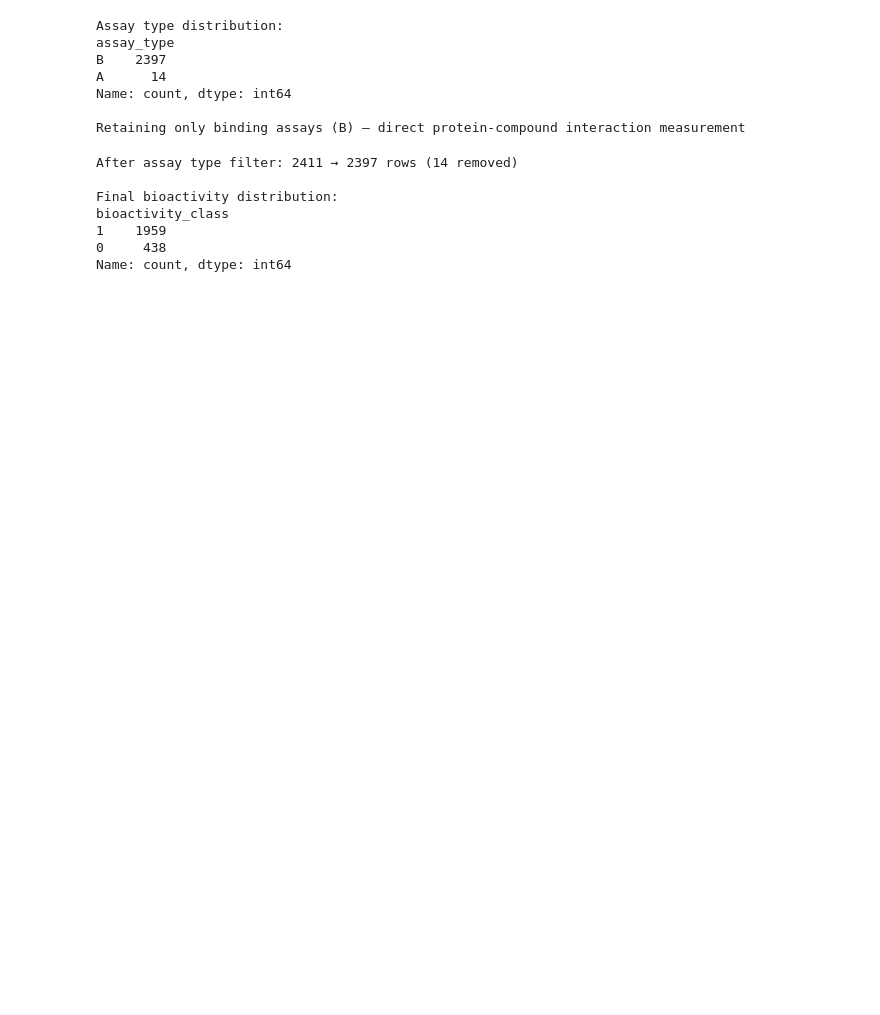
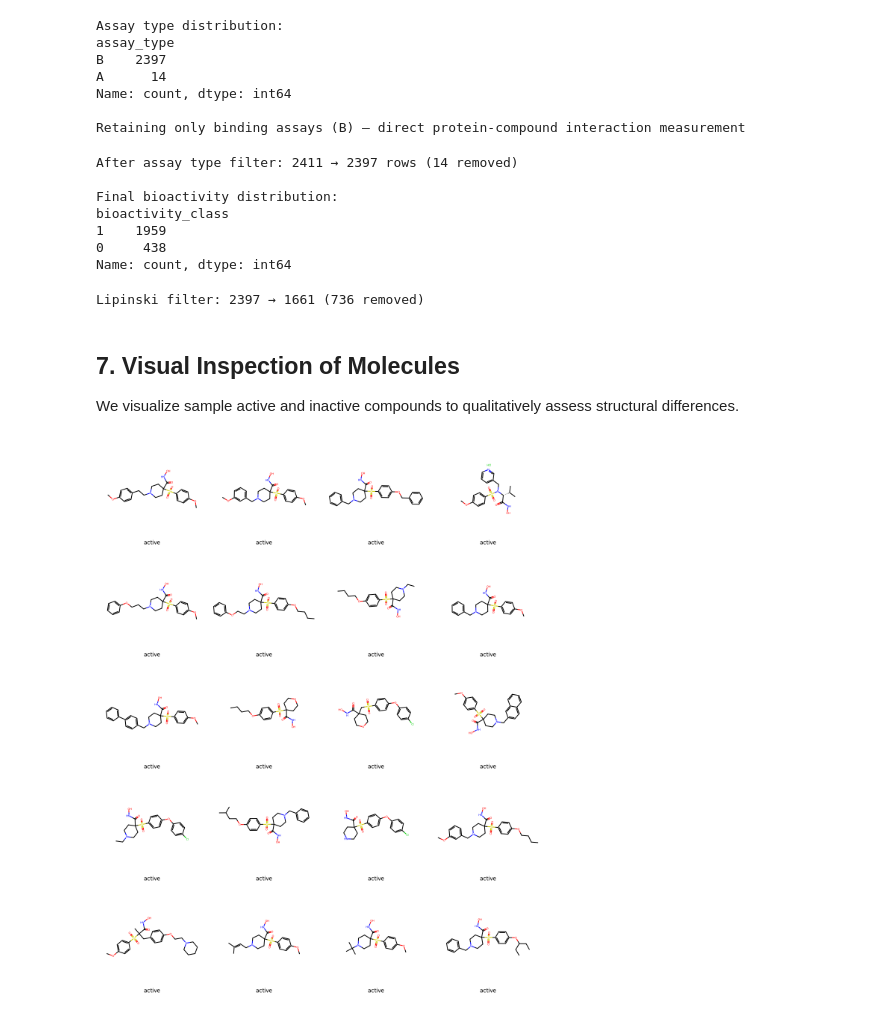
Before and after one commit to syedasonianaz/drug_discovery_mmp9, a Jupyter notebook: machine_learning/drug_discovery/notebook/data_clean.ipynb, the cells around one changed output. Cells and saved outputs as stored; diff of their text form; code cells hidden in the pictures; blank space fills up the shorter version.

```diff
--- a/machine_learning/drug_discovery/notebook/data_clean.ipynb
+++ b/machine_learning/drug_discovery/notebook/data_clean.ipynb
@@ -163,9 +172,9 @@ freq        54
 Name: pchembl_value, dtype: object
 # %%
 # Convert pChEMBL to numeric — errors='coerce' converts non-numeric to NaN
-res_df['pchembl_value'] = pd.to_numeric(res_df['pchembl_value'], errors='coerce')
-print(f"Records with valid pChEMBL values: {res_df['pchembl_value'].notna().sum()}")
-print(f"Records missing pChEMBL: {res_df['pchembl_value'].isna().sum()}")
+df['pchembl_value'] = pd.to_numeric(df['pchembl_value'], errors='coerce')
+print(f"Records with valid pChEMBL values: {df['pchembl_value'].notna().sum()}")
+print(f"Records missing pChEMBL: {df['pchembl_value'].isna().sum()}")
 # %% [output]
 Records with valid pChEMBL values: 2411
 Records missing pChEMBL: 1553
@@ -282,3 +291,50 @@ bioactivity_class
 1    1959
 0     438
 Name: count, dtype: int64
+# %%
+def get_lipinski_data(smiles):
+
+    mol = MolFromSmiles(smiles)
+    if mol is None:
+        return pd.Series([None]*4) # Return empty values if SMILES is invalid
+
+    # Calculate the actual values
+    mw = Descriptors.MolWt(mol)
+    logp = Descriptors.MolLogP(mol)
+    hbd = Descriptors.NumHDonors(mol)
+    hba = Descriptors.NumHAcceptors(mol)
+
+    return pd.Series([mw, logp, hbd, hba])
+
+# Create the new columns
+props = ["MW", "LogP", "NumHDonors", "NumHAcceptors"]
+df[props] = df["canonical_smiles"].apply(get_lipinski_data)
+
+# NOW you can filter the rows if you want to keep only Lipinski-compliant ones
+before = len(df)
+df = df[
+    (df['MW'] <= 500) &
+    (df['LogP'] <= 5) &
+    (df['NumHDonors'] <= 5) &
+    (df['NumHAcceptors'] <= 10)
+]
+
+print(f"Lipinski filter: {before} → {len(df)} ({before - len(df)} removed)")
+# %% [output]
+Lipinski filter: 2397 → 1661 (736 removed)
+# %%
+actives = df[df["bioactivity_class"] == 1]["canonical_smiles"].head(20)
+inactives = df[df["bioactivity_class"] == 0]["canonical_smiles"].head(20)
+
+active_mols = [MolFromSmiles(s) for s in actives]
+inactive_mols = [MolFromSmiles(s) for s in inactives]
+# %% [markdown]
+## 7. Visual Inspection of Molecules
+
+We visualize sample active and inactive compounds
+to qualitatively assess structural differences.
+# %%
+Draw.MolsToGridImage(active_mols, molsPerRow=4, subImgSize=(300,300),
+                     legends=["active"]*20)
+# %% [output]
+[figure, added]
```
Also changed, not shown: parts of 22 cells of this notebook, 1 other file.
